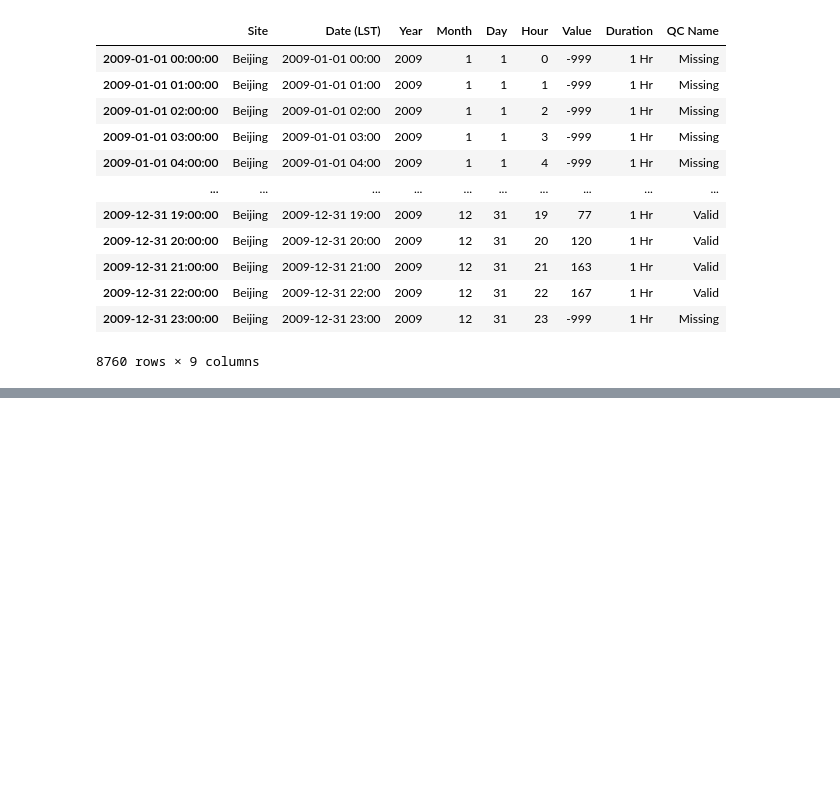
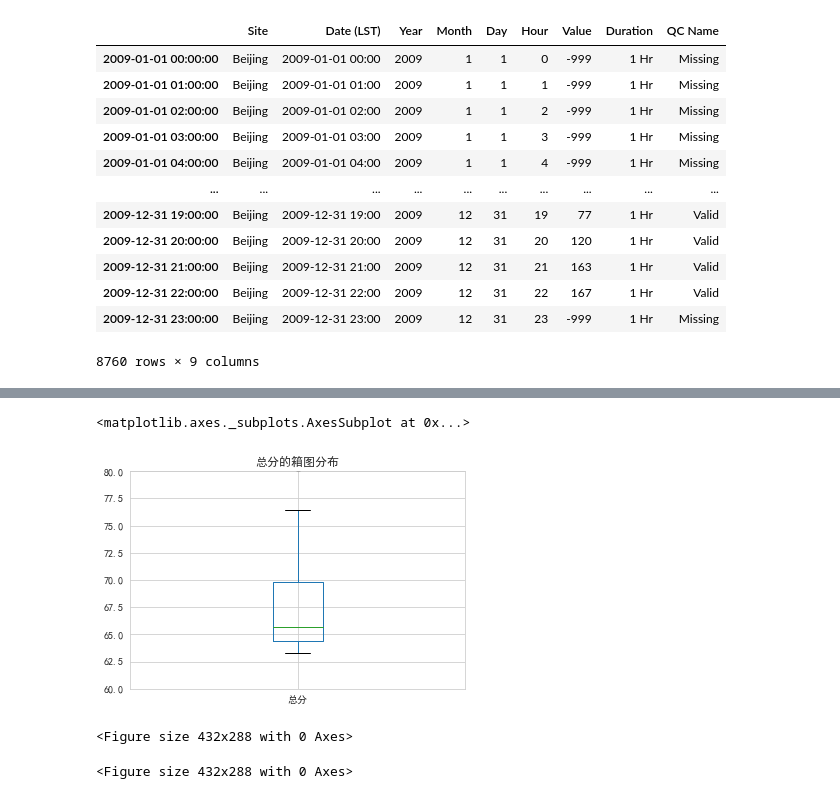
Before and after one commit to IamZY/DataAnalysis, a Jupyter notebook: pandas/Pandas.ipynb, the cells around one changed output, grey strips where cells are left out. Drawn from its saved outputs; the diff is of its cells as text; code cells hidden in the pictures; blank space fills up the shorter version.

```diff
--- a/pandas/Pandas.ipynb
+++ b/pandas/Pandas.ipynb
@@ -2394,3 +2394,7 @@ bj09idx[~bj09idx.index.duplicated()].reindex(idx,method = "bfill")
 | 2009-12-31 22:00:00 | Beijing | 2009-12-31 22:00 | 2009 | 12 | 31 | 22 | 167 | 1 Hr | Valid |
 | 2009-12-31 23:00:00 | Beijing | 2009-12-31 23:00 | 2009 | 12 | 31 | 23 | -999 | 1 Hr | Missing |
 8760 rows × 9 columns
+# %%
+%matplotlib inline
+import matplotlib
+matplotlib.rcParams["font.sans-serif"] = ["SimHei"]
@@ -2396,0 +2404,3 @@ bj09idx[~bj09idx.index.duplicated()].reindex(idx,method = "bfill")
+# %%
+df2 = pd.read_excel("高校信息.xlsx",sheet_name = "full")
+df2
@@ -2396,0 +2421,11 @@ bj09idx[~bj09idx.index.duplicated()].reindex(idx,method = "bfill")
+# %%
+df2["总分"].plot.box(title="总分的箱图分布",ylim = (60,80))
+# %% [output]
+<matplotlib.axes._subplots.AxesSubplot at 0x...>
+[figure, added]
+# %%
+import matplotlib.pyplot as plt
+plt.figure()
+# %% [output]
+<Figure size 432x288 with 0 Axes>
+<Figure size 432x288 with 0 Axes>
```
Also changed, not shown: parts of 41 cells of this notebook, 25 other files.
